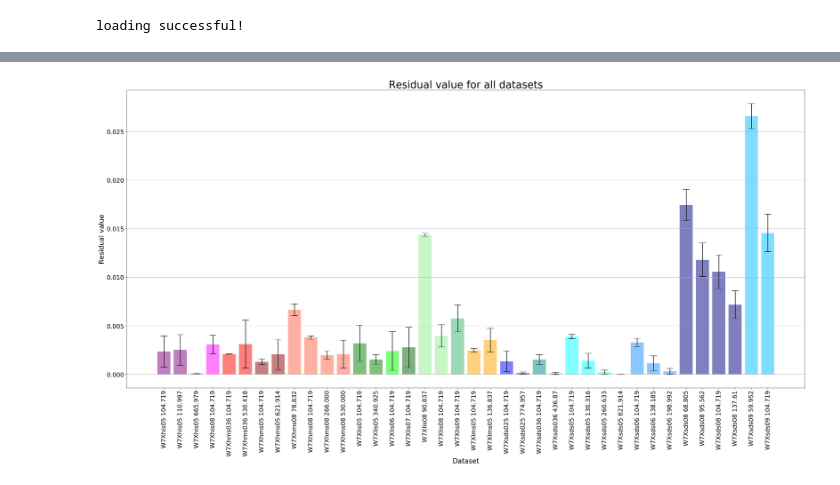
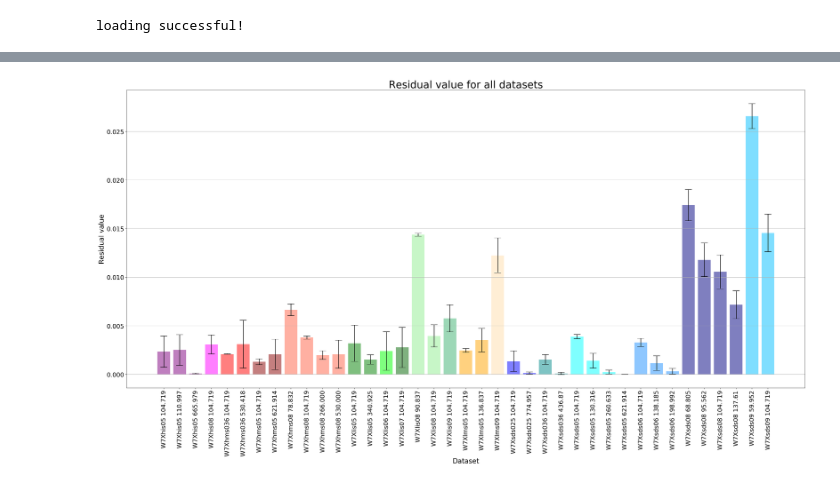
Before and after one commit to cardanmomo/sterren, a Jupyter notebook: Emmasnotebooks/Residual/calculating residual values of all datasets.ipynb, the cells around one changed output, grey strips where cells are left out. Cells and saved outputs as stored; diff of their text form; code cells hidden in the pictures.

```diff
--- a/Emmasnotebooks/Residual/calculating residual values of all datasets.ipynb
+++ b/Emmasnotebooks/Residual/calculating residual values of all datasets.ipynb
@@ -191,6 +191,11 @@ E38 = (data38[:,1]*(1/data38[0, 1]))
 e38 = (data38[:,2]*(1/data38[0, 1]))
 t38 = data38[:,0]
 
+data39 = pylab.loadtxt('C:/Users/s162605/Documents/Studie/JAAR3/BEP/sterren/IFERC/W7Xlms09/GAM/104.719/gamdiagions_act.dat')
+E39 = (data39[:,1]*(1/data39[0, 1]))
+e39 = (data39[:,2]*(1/data39[0, 1]))
+t39 = data39[:,0]
+
 Q1 = np.sqrt(E1**2+e1**2)
 Q2 = np.sqrt(E2**2+e2**2)
 Q3 = np.sqrt(E3**2+e3**2)
@@ -229,5 +234,6 @@ Q35 = np.sqrt(E35**2+e35**2)
 Q36 = np.sqrt(E36**2+e36**2)
 Q37 = np.sqrt(E37**2+e37**2)
 Q38 = np.sqrt(E38**2+e38**2)
+Q39 = np.sqrt(E39**2+e39**2)
 # %% [output]
 loading successful!
@@ -923,18 +947,18 @@ The residual value of W7Xsds09 104.719  is: 0.014561680647444094 +- 0.0019365774
 # %%
-configuration = ['W7Xhis05 104.719','W7Xhis05 110.997','W7Xhis05 665.979','W7Xhis08 104.719','W7Xhms036 104.719','W7Xhms036 530.418','W7Xhms05 104.719','W7Xhms05 621.914','W7Xhms08 78.832','W7Xhms08 104.719','W7Xhms08 266.000','W7Xhms08 530.000','W7Xlis05 104.719','W7Xlis05 340.925','W7Xlis06 104.719','W7Xlis07 104.719','W7Xlis08 90.837','W7Xlis08 104.719','W7Xlis09 104.719','W7Xlms05 104.719','W7Xlms05 136.837','W7Xsds025 104.719','W7Xsds025 774.957','W7Xsds036 104.719','W7Xsds036 436.87','W7Xsds05 104.719','W7Xsds05 130.316','W7Xsds05 260.633','W7Xsds05 621.914','W7Xsds06 104.719','W7Xsds06 138.185','W7Xsds06 198.992','W7Xsds08 68.805','W7Xsds08 95.562','W7Xsds08 104.719','W7Xsds08 137.61','W7Xsds09 59.952','W7Xsds09 104.719']
-residualvalue = [residual1,residual15,residual2,residual16,residual17,residual18,residual3,residual4,residual22,residual19,residual20,residual21,residual5,residual6,residual23,residual24,residual26,residual25,residual27,residual28,residual29,residual7,residual8,residual30,residual9,residual10,residual31,residual32,residual11,residual12,residual33,residual13,residual36,residual37,residual34,residual35,residual14,residual38]
-error = [std1,std15,std2,std16,std17,std18,std3,std4,std22,std19,std20,std21,std5,std6,std23,std24,std26,std25,std27,std28,std29,std7,std8,std30,std9,std10,std31,std32,std11,std12,std33,std13,std36,std37,std34,std35,std14,std38]
+configuration = ['W7Xhis05 104.719','W7Xhis05 110.997','W7Xhis05 665.979','W7Xhis08 104.719','W7Xhms036 104.719','W7Xhms036 530.418','W7Xhms05 104.719','W7Xhms05 621.914','W7Xhms08 78.832','W7Xhms08 104.719','W7Xhms08 266.000','W7Xhms08 530.000','W7Xlis05 104.719','W7Xlis05 340.925','W7Xlis06 104.719','W7Xlis07 104.719','W7Xlis08 90.837','W7Xlis08 104.719','W7Xlis09 104.719','W7Xlms05 104.719','W7Xlms05 136.837','W7Xlms09 104.719','W7Xsds025 104.719','W7Xsds025 774.957','W7Xsds036 104.719','W7Xsds036 436.87','W7Xsds05 104.719','W7Xsds05 130.316','W7Xsds05 260.633','W7Xsds05 621.914','W7Xsds06 104.719','W7Xsds06 138.185','W7Xsds06 198.992','W7Xsds08 68.805','W7Xsds08 95.562','W7Xsds08 104.719','W7Xsds08 137.61','W7Xsds09 59.952','W7Xsds09 104.719']
+residualvalue = [residual1,residual15,residual2,residual16,residual17,residual18,residual3,residual4,residual22,residual19,residual20,residual21,residual5,residual6,residual23,residual24,residual26,residual25,residual27,residual28,residual29,residual39,residual7,residual8,residual30,residual9,residual10,residual31,residual32,residual11,residual12,residual33,residual13,residual36,residual37,residual34,residual35,residual14,residual38]
+error = [std1,std15,std2,std16,std17,std18,std3,std4,std22,std19,std20,std21,std5,std6,std23,std24,std26,std25,std27,std28,std29,std39,std7,std8,std30,std9,std10,std31,std32,std11,std12,std33,std13,std36,std37,std34,std35,std14,std38]
 fig, ax = plt.subplots()
-ax.bar(configuration, residualvalue, yerr=error,color=['purple','purple','purple','magenta', 'red', 'red','darkred', 'darkred','tomato', 'tomato','tomato', 'tomato', 'green','green','lime','darkgreen','lightgreen','lightgreen','mediumseagreen','orange','orange','blue','blue','darkcyan','darkcyan','cyan','cyan','cyan','cyan','dodgerblue','dodgerblue','dodgerblue','navy','navy','navy','navy','deepskyblue','deepskyblue'], align='center', alpha=0.5, ecolor='black', capsize=10)
+ax.bar(configuration, residualvalue, yerr=error,color=['purple','purple','purple','magenta', 'red', 'red','darkred', 'darkred','tomato', 'tomato','tomato', 'tomato', 'green','green','lime','darkgreen','lightgreen','lightgreen','mediumseagreen','orange','orange','navajowhite','blue','blue','darkcyan','darkcyan','cyan','cyan','cyan','cyan','dodgerblue','dodgerblue','dodgerblue','navy','navy','navy','navy','deepskyblue','deepskyblue'], align='center', alpha=0.5, ecolor='black', capsize=10)
 ax.set_ylabel('Residual value',fontsize=20)
 ax.set_xlabel('Dataset',fontsize=20)
 ax.set_xticks(configuration)
 plt.yticks(fontsize=18)
 plt.xticks(fontsize=18)
 ax.set_xticklabels(configuration,rotation=90)
 ax.set_title('Residual value for all datasets',fontsize=30)
 ax.yaxis.grid(True)
 plt.tight_layout(rect=[0, 0, 5, 4])
 plt.savefig('C:/Users/s162605/Documents/Studie/JAAR3/BEP/figures/residualvalues.png', format='png', dpi=1400)
 # %% [output]
-[figure, old version]
+[figure, new version]
```
Also changed, not shown: parts of 2 cells of this notebook, 4 other files.
